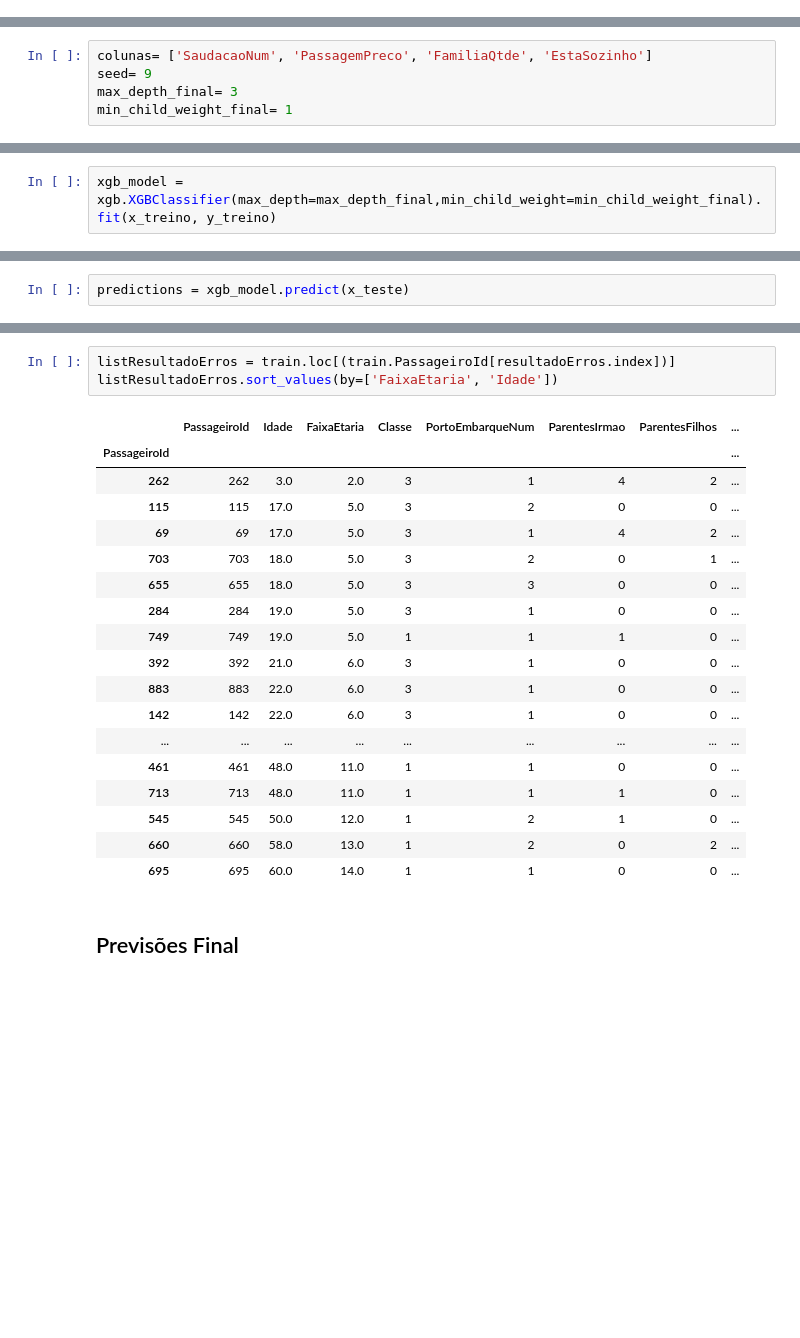
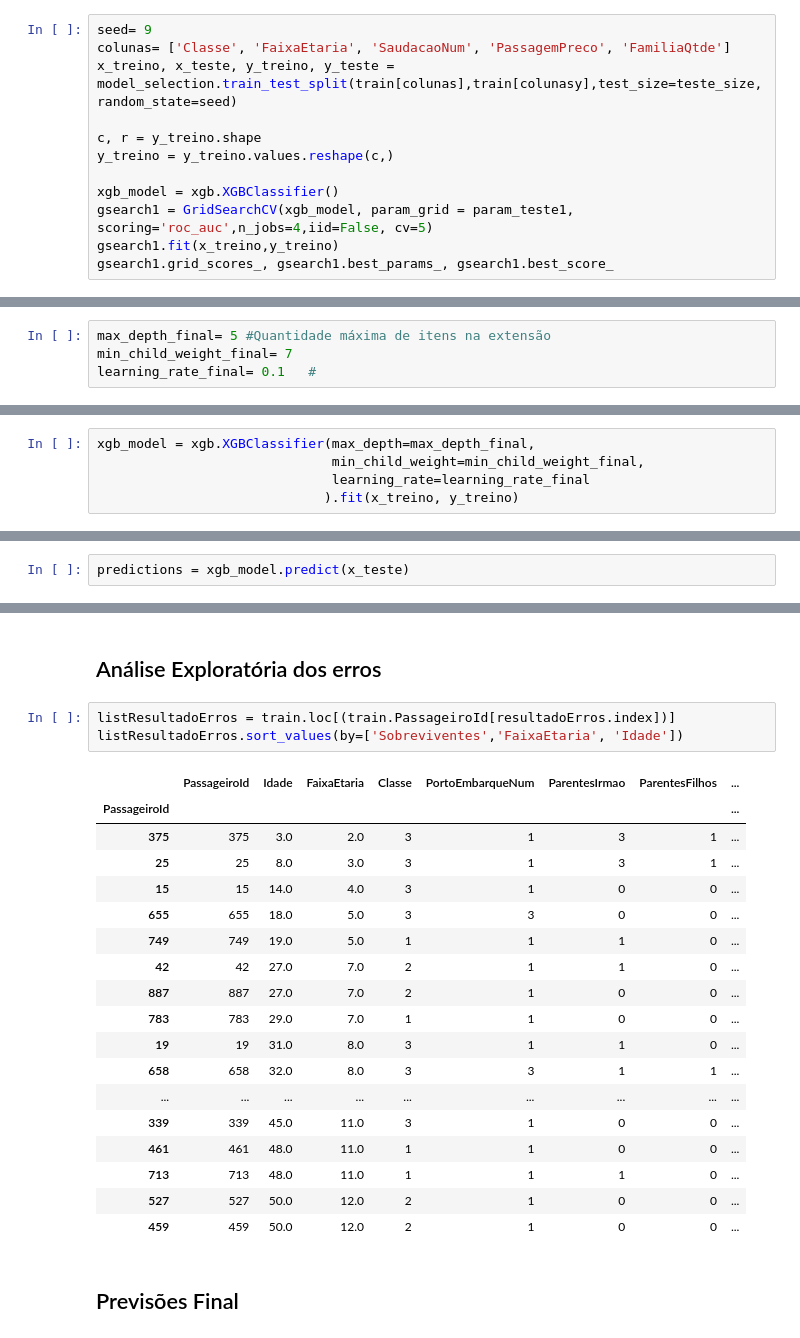
Before and after one commit to silvanopessoa/titanic, a Jupyter notebook: 02 - Machine Learning.ipynb, the cells around one changed output, grey strips where cells are left out. Cells and saved outputs as stored; diff of their text form; blank space fills up the shorter version.

```diff
--- a/02 - Machine Learning.ipynb
+++ b/02 - Machine Learning.ipynb
@@ -264,0 +272,12 @@ predictTitanic(resultado,train,colunasy,teste_size)
+# %%
+seed= 9
+colunas= ['Classe', 'FaixaEtaria', 'SaudacaoNum', 'PassagemPreco', 'FamiliaQtde']
+x_treino, x_teste, y_treino, y_teste = model_selection.train_test_split(train[colunas],train[colunasy],test_size=teste_size,random_state=seed)
+
+c, r = y_treino.shape
+y_treino = y_treino.values.reshape(c,)
+
+xgb_model = xgb.XGBClassifier()
+gsearch1 = GridSearchCV(xgb_model, param_grid = param_teste1, scoring='roc_auc',n_jobs=4,iid=False, cv=5)
+gsearch1.fit(x_treino,y_treino)
+gsearch1.grid_scores_, gsearch1.best_params_, gsearch1.best_score_
@@ -266,11 +303,10 @@ predictTitanic(resultado,train,colunasy,teste_size)
 # Relatório Kaggle
 # %% [markdown]
 ## Configuração
-# %%
-colunas= ['SaudacaoNum', 'PassagemPreco', 'FamiliaQtde', 'EstaSozinho']
-seed= 9
-max_depth_final= 3
-min_child_weight_final= 1
+# %%
+max_depth_final= 5 #Quantidade máxima de itens na extensão
+min_child_weight_final= 7
+learning_rate_final= 0.1   #
 # %% [markdown]
 ## Slice
 # %%
@@ -278,7 +314,10 @@ x_treino, x_teste, y_treino, y_teste = model_selection.train_test_split(train[co
 # %% [markdown]
 ## Modelo
 # %%
-xgb_model = xgb.XGBClassifier(max_depth=max_depth_final,min_child_weight=min_child_weight_final).fit(x_treino, y_treino)
+xgb_model = xgb.XGBClassifier(max_depth=max_depth_final,
+                              min_child_weight=min_child_weight_final,
+                              learning_rate=learning_rate_final
+                             ).fit(x_treino, y_treino)
 # %% [markdown]
 ## Configurações do Modelo
 # %%
@@ -303,25 +342,27 @@ print(xgb_model.score(x_teste,y_teste)*100.0)
+# %% [markdown]
+## Análise Exploratória dos erros
 # %%
 listResultadoErros = train.loc[(train.PassageiroId[resultadoErros.index])]
-listResultadoErros.sort_values(by=['FaixaEtaria', 'Idade'])
+listResultadoErros.sort_values(by=['Sobreviventes','FaixaEtaria', 'Idade'])
 # %% [output]
 |  | PassageiroId | Idade | FaixaEtaria | Classe | PortoEmbarqueNum | ParentesIrmao | ParentesFilhos | ... |
 | PassageiroId |  |  |  |  |  |  |  | ... |
-| 262 | 262 | 3.0 | 2.0 | 3 | 1 | 4 | 2 | ... |
-| 115 | 115 | 17.0 | 5.0 | 3 | 2 | 0 | 0 | ... |
-| 69 | 69 | 17.0 | 5.0 | 3 | 1 | 4 | 2 | ... |
-| 703 | 703 | 18.0 | 5.0 | 3 | 2 | 0 | 1 | ... |
+| 375 | 375 | 3.0 | 2.0 | 3 | 1 | 3 | 1 | ... |
+| 25 | 25 | 8.0 | 3.0 | 3 | 1 | 3 | 1 | ... |
+| 15 | 15 | 14.0 | 4.0 | 3 | 1 | 0 | 0 | ... |
 | 655 | 655 | 18.0 | 5.0 | 3 | 3 | 0 | 0 | ... |
-| 284 | 284 | 19.0 | 5.0 | 3 | 1 | 0 | 0 | ... |
 | 749 | 749 | 19.0 | 5.0 | 1 | 1 | 1 | 0 | ... |
-| 392 | 392 | 21.0 | 6.0 | 3 | 1 | 0 | 0 | ... |
-| 883 | 883 | 22.0 | 6.0 | 3 | 1 | 0 | 0 | ... |
-| 142 | 142 | 22.0 | 6.0 | 3 | 1 | 0 | 0 | ... |
+| 42 | 42 | 27.0 | 7.0 | 2 | 1 | 1 | 0 | ... |
+| 887 | 887 | 27.0 | 7.0 | 2 | 1 | 0 | 0 | ... |
+| 783 | 783 | 29.0 | 7.0 | 1 | 1 | 0 | 0 | ... |
+| 19 | 19 | 31.0 | 8.0 | 3 | 1 | 1 | 0 | ... |
+| 658 | 658 | 32.0 | 8.0 | 3 | 3 | 1 | 1 | ... |
 | ... | ... | ... | ... | ... | ... | ... | ... | ... |
+| 339 | 339 | 45.0 | 11.0 | 3 | 1 | 0 | 0 | ... |
 | 461 | 461 | 48.0 | 11.0 | 1 | 1 | 0 | 0 | ... |
 | 713 | 713 | 48.0 | 11.0 | 1 | 1 | 1 | 0 | ... |
-| 545 | 545 | 50.0 | 12.0 | 1 | 2 | 1 | 0 | ... |
-| 660 | 660 | 58.0 | 13.0 | 1 | 2 | 0 | 2 | ... |
-| 695 | 695 | 60.0 | 14.0 | 1 | 1 | 0 | 0 | ... |
+| 527 | 527 | 50.0 | 12.0 | 2 | 1 | 0 | 0 | ... |
+| 459 | 459 | 50.0 | 12.0 | 2 | 1 | 0 | 0 | ... |
 # %% [markdown]
 ## Previsões Final
 # %%
```
Also changed, not shown: parts of 8 cells of this notebook, 1 other file.
